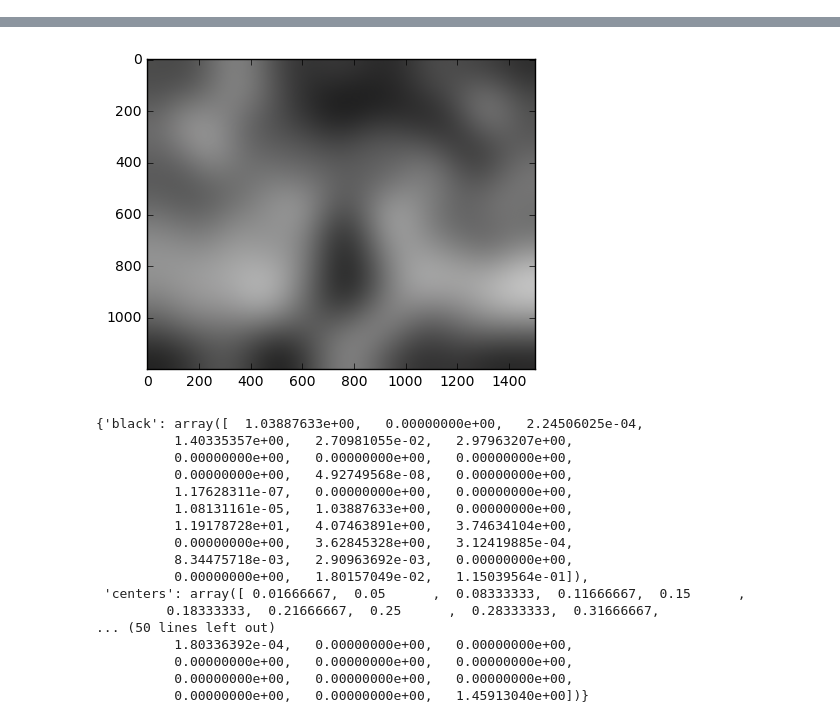
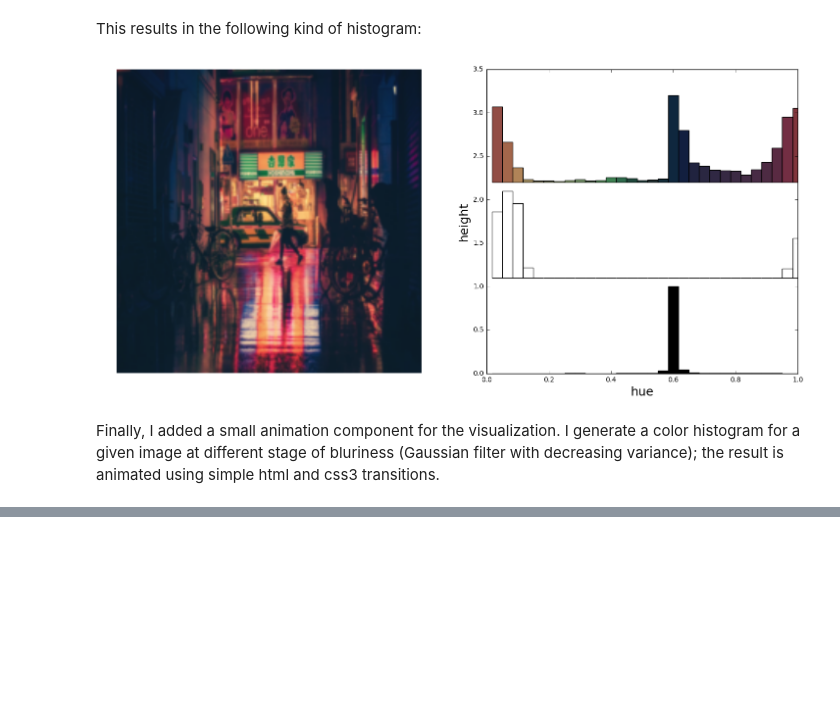
Before and after one commit to ameroyer/ameroyer.github.io, a Jupyter notebook: notebooks/2017_12_02_wonderwheel/wonderwheel.ipynb, the cells around one changed output, grey strips where cells are left out. Cells and saved outputs as stored; diff of their text form; code cells hidden in the pictures; blank space fills up the shorter version.

```diff
--- a/notebooks/2017_12_02_wonderwheel/wonderwheel.ipynb
+++ b/notebooks/2017_12_02_wonderwheel/wonderwheel.ipynb
@@ -8,7 +19,7 @@ from matplotlib import colors
 # %%
 def create_equalizer(image,
                      num_bins=100,
-                     orig_weight=0.0,
+                     originality_weight=0.1,
                      sat_weight=2,
                      black_value_threshold=0.2,
                      white_value_threshold=0.9):
@@ -23,13 +34,13 @@ def create_equalizer(image,
     hue_bins = np.linspace(0.0, 1.0, num_bins + 1, endpoint=True)
     mask = np.zeros_like(hue)
     mask[black_values] = sat[black_values]**sat_weight
-    black_hist, _ = np.histogram(hue, bins=hue_bins, weights=mask, density=True)
+    black_hist, _ = np.histogram(hue, bins=hue_bins, weights=mask)
     black_hist[np.isnan(black_hist)] = 0.
 
     # White tones histograms
     mask = np.zeros_like(hue)
     mask[white_values] = sat[white_values]**sat_weight
-    white_hist, _ = np.histogram(hue, bins=hue_bins, weights=mask, density=True)
+    white_hist, _ = np.histogram(hue, bins=hue_bins, weights=mask)
     white_hist[np.isnan(white_hist)] = 0.
 
     # Build the weighted hue histogram
@@ -37,7 +48,7 @@ def create_equalizer(image,
     hue[black_values] = -1
     sat -= np.amin(sat)
     sat /= np.amax(sat)
-    weights = 1. + orig_weight * np.abs(hue - np.mean(hue[hue >= 0])) * sat**sat_weight
+    weights = 1. + originality_weight * np.abs(hue - np.mean(hue[hue >= 0])) * sat**sat_weight
     hue_hist, _ = np.histogram(hue, bins=hue_bins, weights=weights)
     hue_hist[np.isnan(hue_hist)] = 0.
 
@@ -59,6 +70,35 @@ def create_equalizer(image,
         data['colors'].append([int(x * 255) for x in color])
 
     return data
+# %% [markdown]
+This results in the following kind of histogram:
+# %%
+from matplotlib import pyplot as plt
+image = imread('images/image2.jpeg')
+image = imresize(image, (200, 200))
+
+num_bins = 30
+data = create_equalizer(image, num_bins=num_bins)
+
+fig, (ax1, ax2) = plt.subplots(1, 2, figsize=(18, 8))
+ax1.imshow(image)
+ax1.set_axis_off()
+
+hue_bins = np.linspace(0.0, 1.0, num_bins + 1, endpoint=True)
+hue_bins = (hue_bins[1:] + hue_bins[:-1]) / 2
+ax2.bar(hue_bins, data['black'], width=1. / num_bins, bottom=0., color='k' )
+ax2.bar(hue_bins, data['white'], width=1. / num_bins, bottom=1.1, color='w', edgecolor='k')
+bars = ax2.bar(hue_bins, data['hues'], width=1. / num_bins, bottom=2.2)
+for bar, c in zip(bars, data['colors']):
+    bar.set_facecolor([x / 255. for x in c])
+ax2.set_xlim([0., 1.])
+ax2.set_xlabel('hue', fontsize=18)
+ax2.set_ylabel('height', fontsize=18)
+plt.show()
+# %% [output]
+[figure, added]
+# %% [markdown]
+Finally, I added a small animation component for the visualization. I generate a color histogram for a given image  at different stage of bluriness (Gaussian filter with decreasing variance); the result is animated using simple html and css3 transitions.
 # %%
 def write_to_html(image_path,
                   resize=400,
@@ -304,30 +342,3 @@ myfirst {
     75%, 100% {background:red; height:120px}
     }
 </style>
-# %%
-from scipy import ndimage
-image = ndimage.gaussian_filter(imread('image2.jpg'), sigma=90)
-plt.imshow(image)
-plt.show()
-# %% [output]
-[figure, removed]
-# %%
-data
-# %% [output]
-{'black': array([  1.03887633e+00,   0.00000000e+00,   2.24506025e-04,
-          1.40335357e+00,   2.70981055e-02,   2.97963207e+00,
-          0.00000000e+00,   0.00000000e+00,   0.00000000e+00,
-          0.00000000e+00,   4.92749568e-08,   0.00000000e+00,
-          1.17628311e-07,   0.00000000e+00,   0.00000000e+00,
-          1.08131161e-05,   1.03887633e+00,   0.00000000e+00,
-          1.19178728e+01,   4.07463891e+00,   3.74634104e+00,
-          0.00000000e+00,   3.62845328e+00,   3.12419885e-04,
-          8.34475718e-03,   2.90963692e-03,   0.00000000e+00,
-          0.00000000e+00,   1.80157049e-02,   1.15039564e-01]),
- 'centers': array([ 0.01666667,  0.05      ,  0.08333333,  0.11666667,  0.15      ,
-         0.18333333,  0.21666667,  0.25      ,  0.28333333,  0.31666667,
-... (50 lines left out)
-          1.80336392e-04,   0.00000000e+00,   0.00000000e+00,
-          0.00000000e+00,   0.00000000e+00,   0.00000000e+00,
-          0.00000000e+00,   0.00000000e+00,   0.00000000e+00,
-          0.00000000e+00,   0.00000000e+00,   1.45913040e+00])}
```
Also changed, not shown: parts of 3 cells of this notebook, 7 other files.
